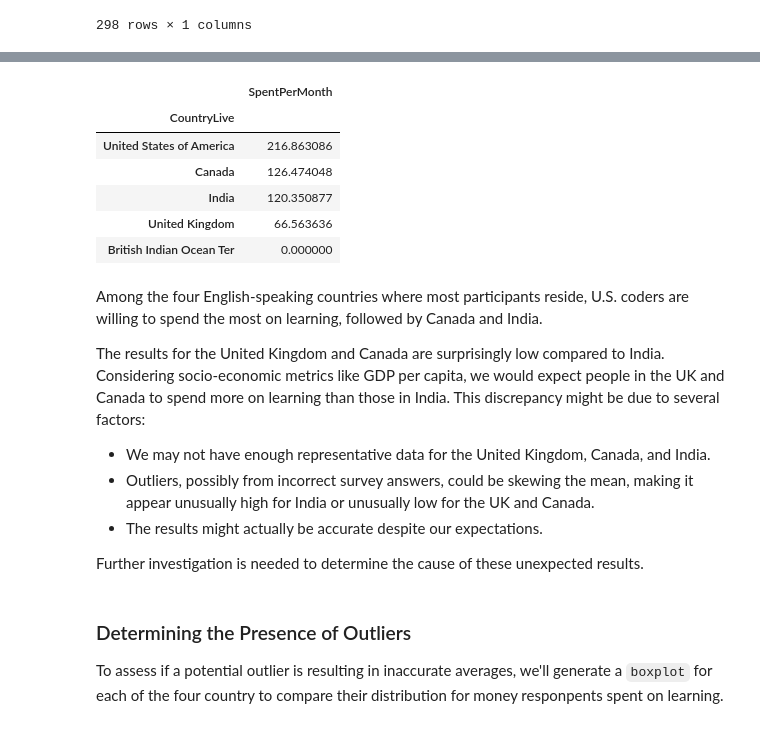
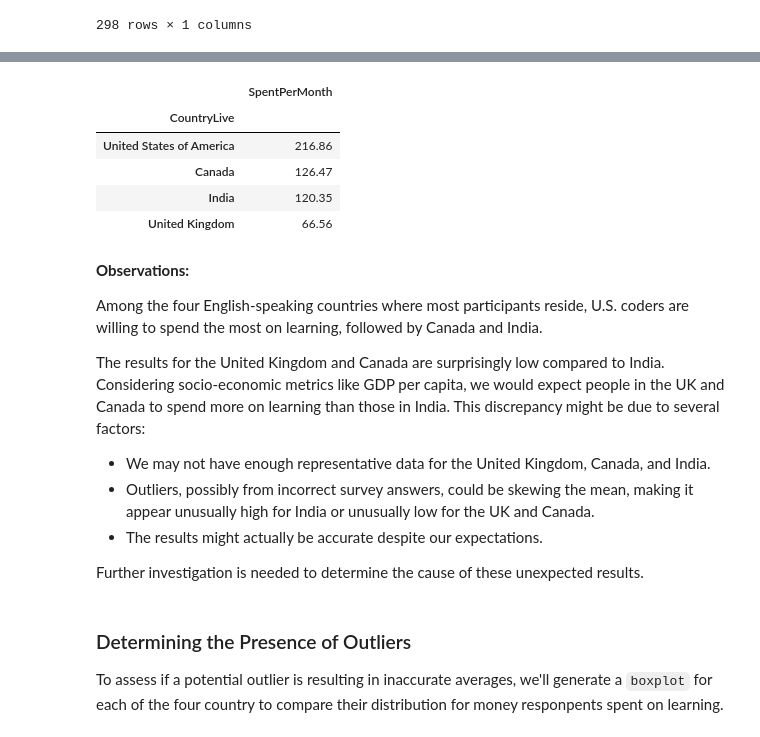
Before and after one commit to shree131/best-market-to-advertise-case_study, a Jupyter notebook: Best_Market_Analysis_Report.ipynb, the cells around one changed output, grey strips where cells are left out. Cells and saved outputs as stored; diff of their text form; code cells hidden in the pictures.

```diff
--- a/Best_Market_Analysis_Report.ipynb
+++ b/Best_Market_Analysis_Report.ipynb
@@ -546,18 +546,19 @@ To further our analysis, we'll examine how much new coders are willing to spend
 The `MoneyForLearning` column shows how much participants have spent on learning from when they started coding until the survey. Since our company sells subscriptions at $59 per month, it's crucial to know how much each student is willing to spend monthly.
 # %%
 # Create a copy of the survey_responses DataFrame to avoid modifying the original data
-learning_one_plus_month = survey_responses.copy()
+survey_responses_copy = survey_responses.copy()
 
 # Replace any zero values in 'MonthsProgramming' with one to avoid division by zero errors
-learning_one_plus_month['MonthsProgramming'] = learning_one_plus_month['MonthsProgramming'].replace(0, 1)
+survey_responses_copy['MonthsProgramming'] = survey_responses_copy['MonthsProgramming'].replace(0, 1)
 
 # Calculate the amount spent per month
-learning_one_plus_month['SpentPerMonth'] = round(learning_one_plus_month['MoneyForLearning'] / learning_one_plus_month['MonthsProgramming'])
+survey_responses_copy['SpentPerMonth'] = round(survey_responses_copy['MoneyForLearning'] / survey_responses_copy['MonthsProgramming'])
 
-# Display the frequency distribution of the 'SpentPerMonth' column applying format and rounding
-frequency_spending = (learning_one_plus_month['SpentPerMonth'].value_counts(dropna=False, normalize=True) * 100).apply(lambda x: f"{x: .2f}%")
+# Display the frequency distribution of the 'SpentPerMonth' column, applying format and rounding
+frequency_spending_percentage = (survey_responses_copy['SpentPerMonth'].value_counts(dropna=False, normalize=True) * 100).apply(lambda x: f"{x: .2f}%")
 
-formatTable(['Proportion (%)'], [frequency_spending])
+# Print the formatted table
+formatTable(['Proportion (%)'], [frequency_spending_percentage])
 # %% [output]
 |  | Proportion (%) |
 | SpentPerMonth |  |
@@ -578,22 +585,22 @@ We notice a significant number of NaN values present (14.14%). We'll remove to e
 # %%
 # Create a boolean mask for rows where 'CountryLive' contains one of the four countries
-countries_bool = learning_one_plus_month['CountryLive'].str.contains('India|United States of America|Canada|United Kingdom')
+countries_mask = survey_responses_copy['CountryLive'].isin(['India', 'United States of America', 'Canada', 'United Kingdom'])
 
 # Filter the DataFrame to include only rows with non-null 'SpentPerMonth' values and matching countries
-learning_one_plus_month = learning_one_plus_month[learning_one_plus_month['SpentPerMonth'].notnull() & countries_bool]
+filtered_survey_responses = survey_responses_copy[survey_responses_copy['SpentPerMonth'].notnull() & countries_mask]
 
-# formatTable(['Frequency'], [frequency_table])
+# Determine if participants are willing to pay at least $59 per month for learning
+subs_willingness = filtered_survey_responses['SpentPerMonth'] >= 59
 
-# Determine if participants are willing to pay at least $59 per month for learning.
-subs_willingness = (learning_one_plus_month['SpentPerMonth'] >= 59)
+# Plot chart for the number of participants willing and not willing to pay at least $59 per month
+subs_willingness.value_counts().sort_index(ascending=False).plot.bar(rot=0, color=project_colors)
 
-# Plot chart for the number of participants willing and not willing to pay at least $59 per month.
-subs_willingness.value_counts().plot.bar(rot=0, color=colors);
-
-plt.title('Spent Atleast $59 per Month on Learning?')
-plt.xticks([0, 1], ['Yes', 'No'])
-plt.xlabel('Amount Spent')
+# Add title and labels to the chart
+plt.title('Amount Spent on Learning')
+plt.xticks([0, 1], ['< $59', '>= $59'])
+plt.xlabel('Monthly Spending')
 plt.ylabel('Number of Respondents')
 
+# Show the plot
 plt.show();
 # %% [output]
@@ -607,17 +608,21 @@ By narrowing our analysis to these key markets, we can better tailor our marketi
 # %%
-# Find the average spending by country
-country_avergae_spending = learning_one_plus_month.pivot_table(values='SpentPerMonth', index='CountryLive', aggfunc='mean')
+# Calculate the average spending per month for each country
+country_avergae_spending = filtered_survey_responses.pivot_table(values='SpentPerMonth', index='CountryLive', aggfunc='mean')
 
-country_avergae_spending.sort_values(by='SpentPerMonth', ascending=False)
+# Round the average spending values to two decimal places and sort them in descending order
+average_spending_sorted = round(country_avergae_spending.sort_values(by='SpentPerMonth', ascending=False), 2)
+
+average_spending_sorted
 # %% [output]
 |  | SpentPerMonth |
 | CountryLive |  |
-| United States of America | 216.863086 |
-| Canada | 126.474048 |
-| India | 120.350877 |
-| United Kingdom | 66.563636 |
-| British Indian Ocean Ter | 0.000000 |
+| United States of America | 216.86 |
+| Canada | 126.47 |
+| India | 120.35 |
+| United Kingdom | 66.56 |
 # %% [markdown]
+**Observations:**
+
 Among the four English-speaking countries where most participants reside, U.S. coders are willing to spend the most on learning, followed by Canada and India.
 
 The results for the United Kingdom and Canada are surprisingly low compared to India. Considering socio-economic metrics like GDP per capita, we would expect people in the UK and Canada to spend more on learning than those in India. This discrepancy might be due to several factors:
```
Also changed, not shown: parts of 74 cells of this notebook.
